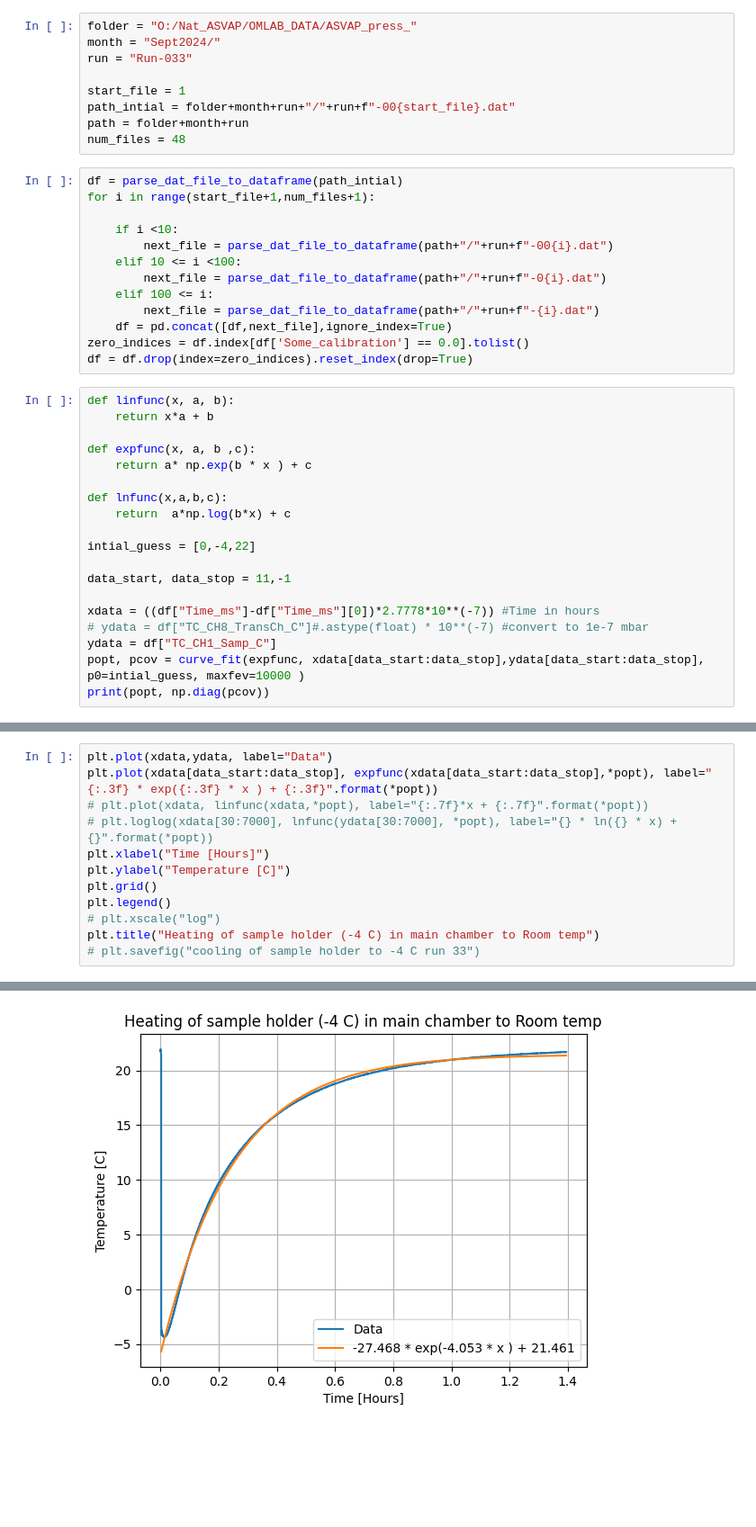
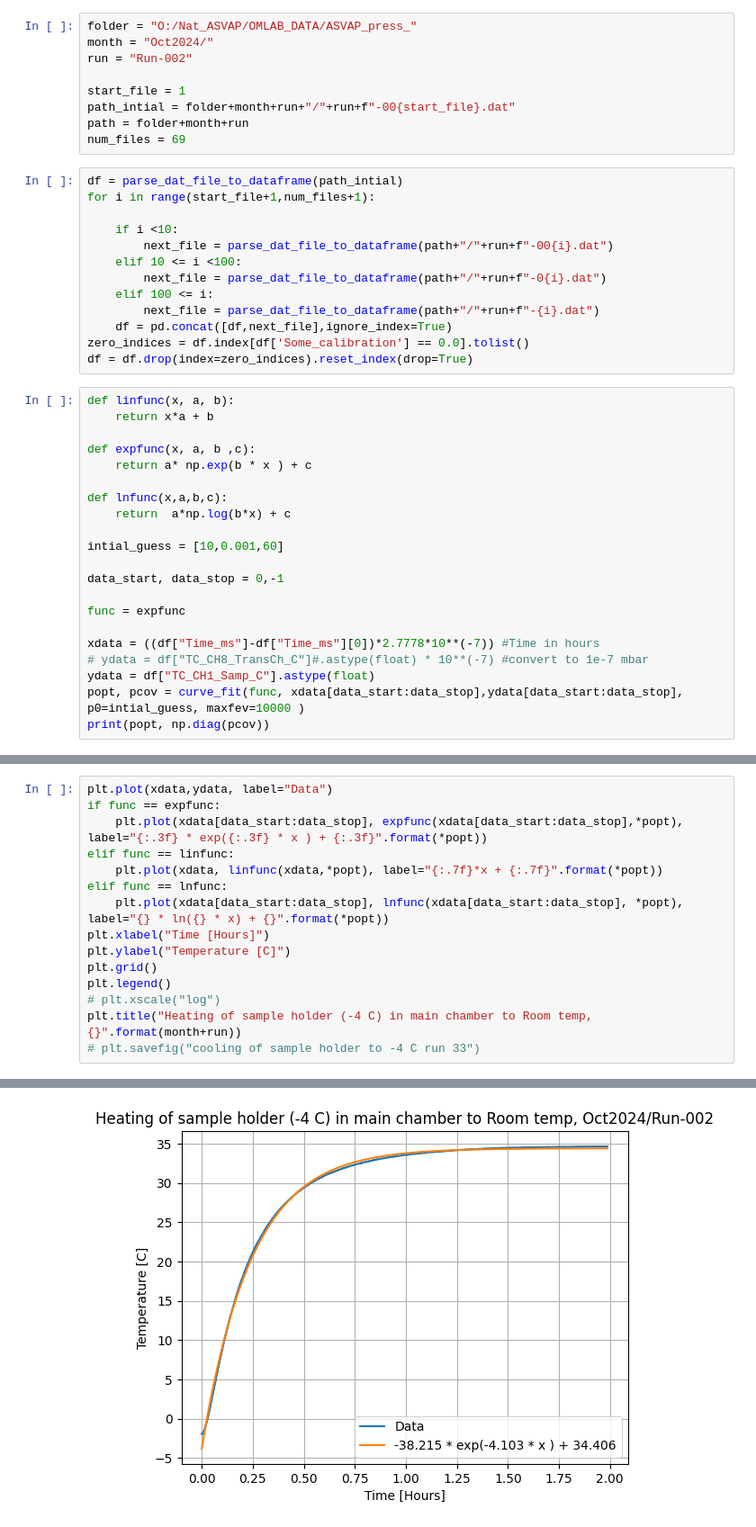
Before and after one commit to Giganten21/SVP, a Jupyter notebook: DataAnalyse.ipynb, the cells around one changed output, grey strips where cells are left out. Shown at 90% size. Drawn from its saved outputs; the diff is of its cells as text; blank space fills up the shorter version.

```diff
--- a/DataAnalyse.ipynb
+++ b/DataAnalyse.ipynb
@@ -44,13 +44,13 @@ def parse_dat_file_to_dataframe(file_path):
     return df
 # %%
 folder = "O:/Nat_ASVAP/OMLAB_DATA/ASVAP_press_"
-month = "Sept2024/"
-run = "Run-033"
+month = "Oct2024/"
+run = "Run-002"
 
 start_file = 1
 path_intial = folder+month+run+"/"+run+f"-00{start_file}.dat"
 path = folder+month+run
-num_files = 48
+num_files = 69
 # %%
 df = parse_dat_file_to_dataframe(path_intial)
 for i in range(start_file+1,num_files+1):
@@ -74,13 +74,15 @@ def expfunc(x, a, b ,c):
 def lnfunc(x,a,b,c):
     return  a*np.log(b*x) + c
 
-intial_guess = [0,-4,22]
+intial_guess = [10,0.001,60]
 
-data_start, data_stop = 11,-1
+data_start, data_stop = 0,-1
+
+func = expfunc
 
 xdata = ((df["Time_ms"]-df["Time_ms"][0])*2.7778*10**(-7)) #Time in hours
 # ydata = df["TC_CH8_TransCh_C"]#.astype(float) * 10**(-7) #convert to 1e-7 mbar
-ydata = df["TC_CH1_Samp_C"]
-popt, pcov = curve_fit(expfunc, xdata[data_start:data_stop],ydata[data_start:data_stop], p0=intial_guess, maxfev=10000 )
+ydata = df["TC_CH1_Samp_C"].astype(float)
+popt, pcov = curve_fit(func, xdata[data_start:data_stop],ydata[data_start:data_stop], p0=intial_guess, maxfev=10000 )
 print(popt, np.diag(pcov))
 # %% [output]
@@ -88,13 +90,16 @@ print(popt, np.diag(pcov))
 # %%
 plt.plot(xdata,ydata, label="Data")
-plt.plot(xdata[data_start:data_stop], expfunc(xdata[data_start:data_stop],*popt), label="{:.3f} * exp({:.3f} * x ) + {:.3f}".format(*popt))
-# plt.plot(xdata, linfunc(xdata,*popt), label="{:.7f}*x + {:.7f}".format(*popt))
-# plt.loglog(xdata[30:7000], lnfunc(ydata[30:7000], *popt), label="{} * ln({} * x) + {}".format(*popt))
+if func == expfunc:
+    plt.plot(xdata[data_start:data_stop], expfunc(xdata[data_start:data_stop],*popt), label="{:.3f} * exp({:.3f} * x ) + {:.3f}".format(*popt))
+elif func == linfunc:
+    plt.plot(xdata, linfunc(xdata,*popt), label="{:.7f}*x + {:.7f}".format(*popt))
+elif func == lnfunc:
+    plt.plot(xdata[data_start:data_stop], lnfunc(xdata[data_start:data_stop], *popt), label="{} * ln({} * x) + {}".format(*popt))
 plt.xlabel("Time [Hours]")
 plt.ylabel("Temperature [C]")
 plt.grid()
 plt.legend()
 # plt.xscale("log")
-plt.title("Heating of sample holder (-4 C) in main chamber to Room temp")
+plt.title("Heating of sample holder (-4 C) in main chamber to Room temp, {}".format(month+run))
 # plt.savefig("cooling of sample holder to -4 C run 33")
 # %% [output]
@@ -102,4 +107,4 @@ Text(0.5, 1.0, 'Heating of sample holder (-4 C) in main chamber to Room temp')
-[figure, old version]
+[figure, new version]
 # %%
 x = np.linspace(0,xdata.tolist()[-1]*5, 10000)
 plt.plot(x, expfunc(x, *popt))
```
Also changed, not shown: parts of 5 cells of this notebook.
